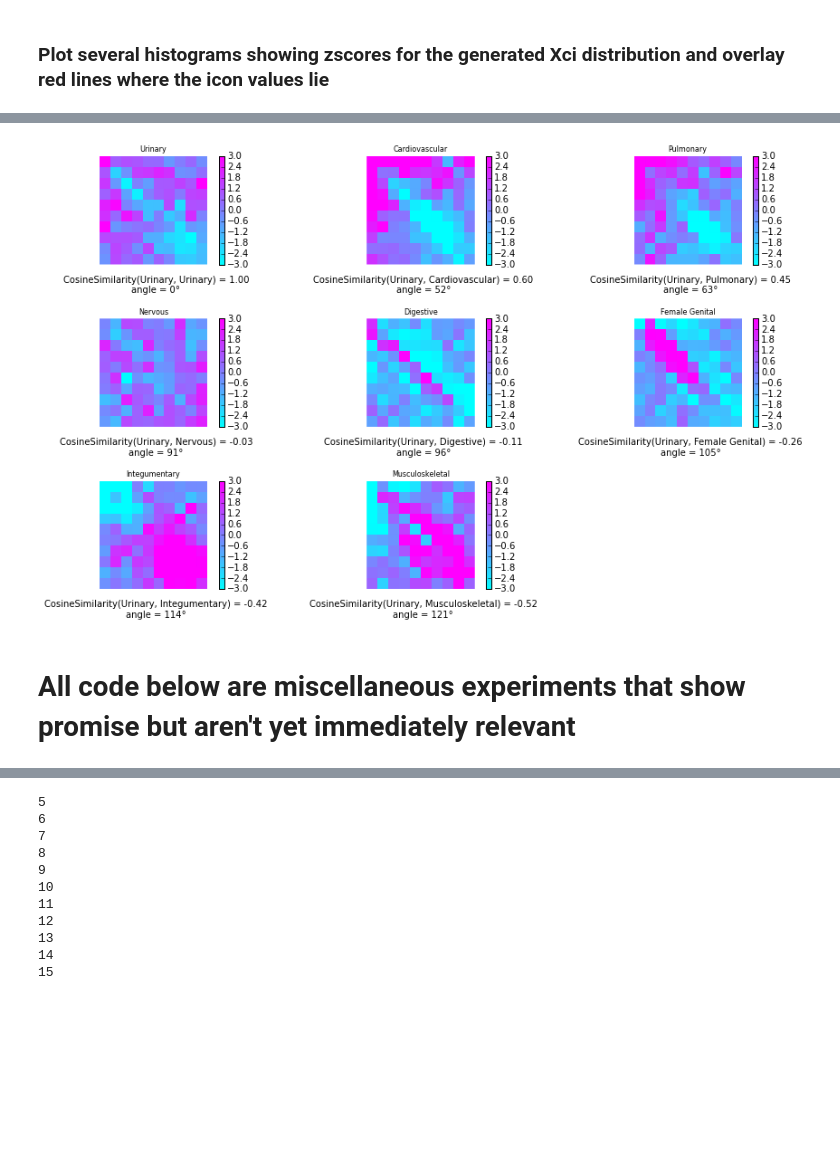
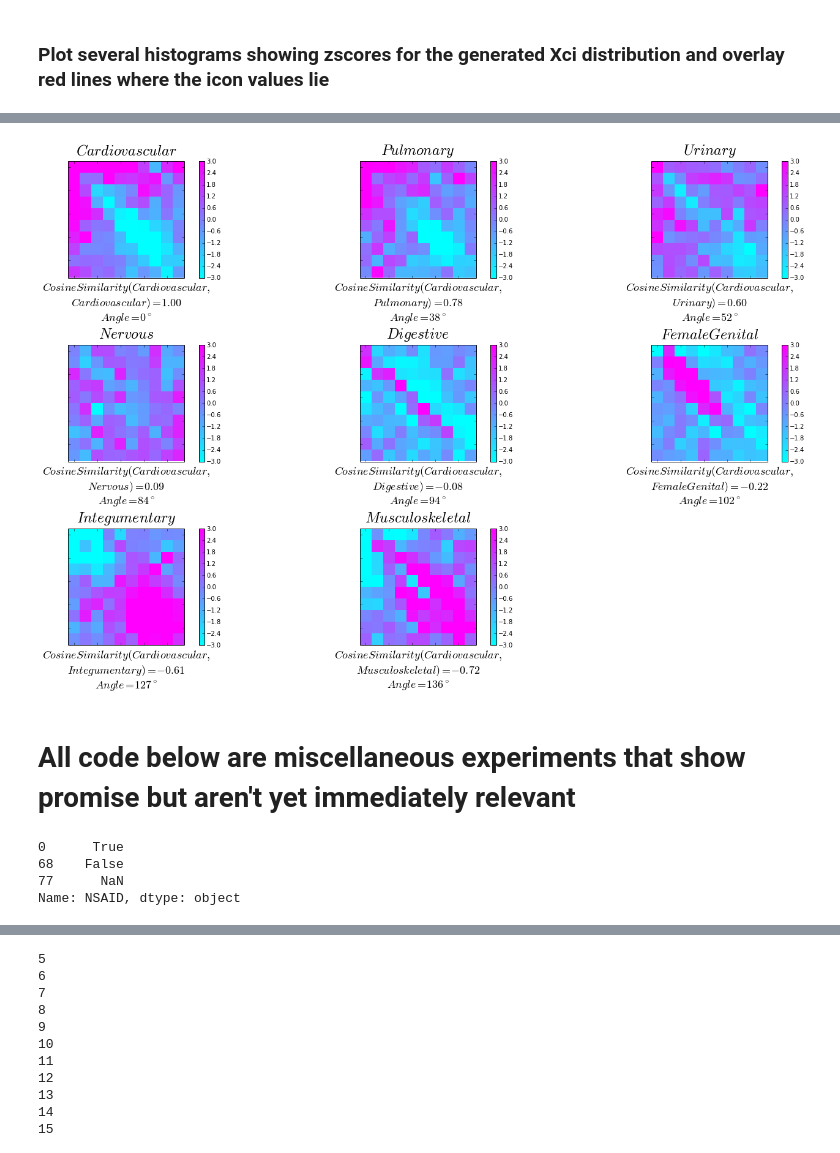
Before and after one commit to pvnick/tempos, a Jupyter notebook: pain_categorical_analysis.ipynb, the cells around one changed output, grey strips where cells are left out. Saved outputs shown, nothing was run; the diff lists cells and outputs as text; code cells hidden in the pictures; blank space fills up the shorter version.

```diff
--- a/pain_categorical_analysis.ipynb
+++ b/pain_categorical_analysis.ipynb
@@ -2,6 +2,7 @@
 ## Settings (adjust these)
 # %%
 data_file_path = '/opt/data/parisa2_pain_encrypted.txt'
+old_data_path = '/opt/data/data_old.csv'
 # %% [markdown]
 ## Headers
 # %%
@@ -200,5 +247,16 @@ def sax_unnormalized(series, alphabet_size, length_override = None):
 interpolated_grouped_by_patient = pain_interpolated \
     .PainScoreQuantMissing \
     .groupby(level = "PatientID")
-alpha = 10
-saxes = interpolated_grouped_by_patient.apply(sax_unnormalized, alphabet_size=alpha)
+B = 10
+saxes = interpolated_grouped_by_patient.apply(sax_unnormalized, alphabet_size=B)
+# %%
+def define_easy_categories(series, alphabet_size):
+    cuts = get_unnormalized_cuts(series, alphabet_size)
+    symbolic_representation = cuts.apply(lambda cut: string.ascii_lowercase[cut - 1])
+    return "".join(symbolic_representation)
+
+interpolated_grouped_by_patient = pain_interpolated \
+    .PainScoreQuantMissing \
+    .groupby(level = "PatientID")
+B = 5
+categories = interpolated_grouped_by_patient.apply(easy_categories, alphabet_size=B)
@@ -225,7 +303,7 @@ def get_raw_sequence_motif_vector(sequence, alphabet_size):
 def get_letter_index(letter):
     return string.lowercase.index(letter)
 
-motif_matrices_by_patient = saxes.apply(get_raw_sequence_motif_vector, alphabet_size=alpha)
+motif_matrices_by_patient = saxes.apply(get_raw_sequence_motif_vector, alphabet_size=B)
 # %%
 def get_clustered_motif_matrices(cluster_column):
     needed_columns = start_cutoff_pain_data[[cluster_column, "PatientID"]]
@@ -360,40 +472,48 @@ all_theta_similarities
 |  |  | ... |
 64 rows × 1 columns
 # %%
-first_icon_theta = "Urinary"
+first_icon_theta = "Cardiovascular"
 
 theta_and_similarities = all_theta_similarities.ix[first_icon_theta]
 thetas_sorted = theta_and_similarities.sort(columns="similarity", ascending=False).index
-plot_number = 1
-fig = plt.figure(num=None, figsize=(15, 15), dpi=100)
-fig.subplots_adjust(hspace=.5)
-
+fig, axes = plt.subplots(nrows=5,
+                         ncols=3,
+                         figsize=(20, 20),
+                         dpi=200)
+axes_flattened = axes.flatten()
 plt.hold(True)
-
+axis_index = 0
 for theta in thetas_sorted:
+    ax = axes_flattened[axis_index]
     icon = icons.ix[theta]
     icon_side = np.sqrt(icon.count()).astype(int)
-    foobar = plt.subplot(5, 3, plot_number)
-    plt.axis('off')
-    plt.title(theta, fontsize=8)
+    #hide distracting axis ticks
+    ax.tick_params(labelbottom='off',
+                   labelleft='off')
+    ax.set_title(label="$" + theta + "$", fontsize=24, y=1.03)
     similarity = theta_and_similarities.ix[theta].similarity
-    similarity_text = "CosineSimilarity(" + first_icon_theta + ", " + theta + ") = " + ('%.2f' % similarity) + "\n" + \
-        "angle = " + np.rad2deg(np.arccos(similarity)).astype(int).astype(str) + "\xb0"
-    lbl = foobar.text(4.7,
-                      10.5,
-                      unicode(similarity_text, 'latin-1'),
-                      horizontalalignment="center",
-                      verticalalignment='top')
-    heatmap = plt.imshow(icon.reshape([icon_side, icon_side]).astype(float), interpolation='none', cmap = plt.cool(), vmin=-3, vmax=3)
-    cbar = plt.colorbar(heatmap)
-
-    plot_number = plot_number + 1
-
-#fig.tight_layout()
-plt.show()
+    angle_text = "0"
+    if similarity < 1:
+        angle_text = np.rad2deg(np.arccos(similarity)).astype(int).astype(str)
+    ax.set_xlabel(xlabel=r"$CosineSimilarity(" + first_icon_theta + ",$\n$ " + theta + ") = " + ('%.2f' % similarity) + "$" + "\n" \
+        r"$Angle = " + angle_text + r"^{\circ}$", fontsize=18)
+    heatmap = ax.imshow(icon.reshape([icon_side, icon_side]).astype(float), interpolation='none', cmap = plt.cool(), vmin=-3, vmax=3)
+    cbar = fig.colorbar(heatmap, ax=ax)
+    axis_index = axis_index + 1
+for remaining_axis_index in range(axis_index, len(axes_flattened)):
+    ax = axes_flattened[remaining_axis_index]
+    fig.delaxes(ax)
+plt.tight_layout()
 # %% [output]
-[figure, old version]
+[figure, new version]
 # %% [markdown]
 # All code below are miscellaneous experiments that show promise but aren't yet immediately relevant
 # %%
 sax_value_counts = saxes.apply(lambda sax: pd.Series(list(sax)).value_counts()).fillna(0)
+# %%
+start_cutoff_pain_data.NSAID.drop_duplicates()
+# %% [output]
+0      True
+68    False
+77      NaN
+Name: NSAID, dtype: object
```
Also changed, not shown: parts of 22 cells of this notebook, 1 other file.
